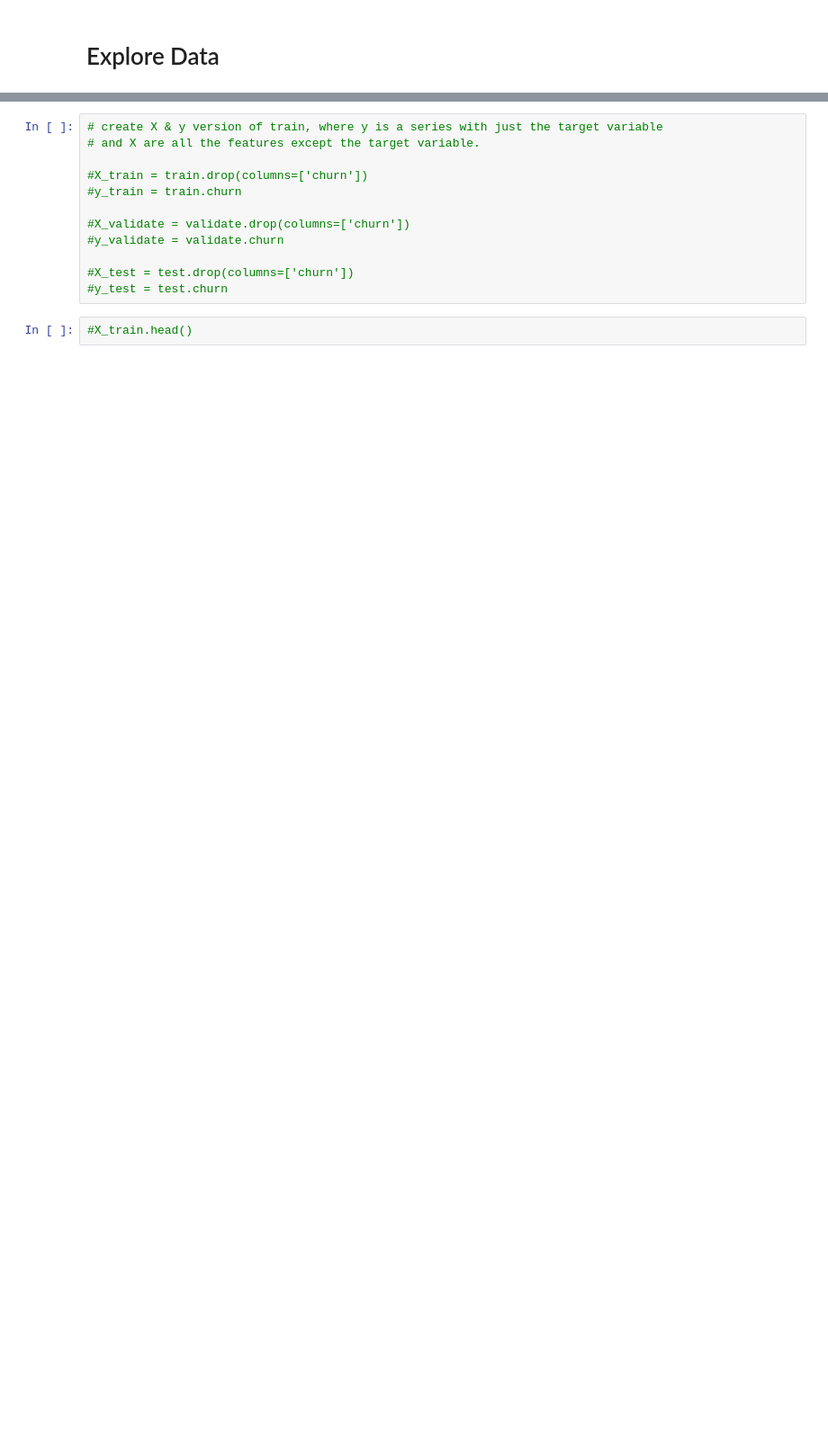
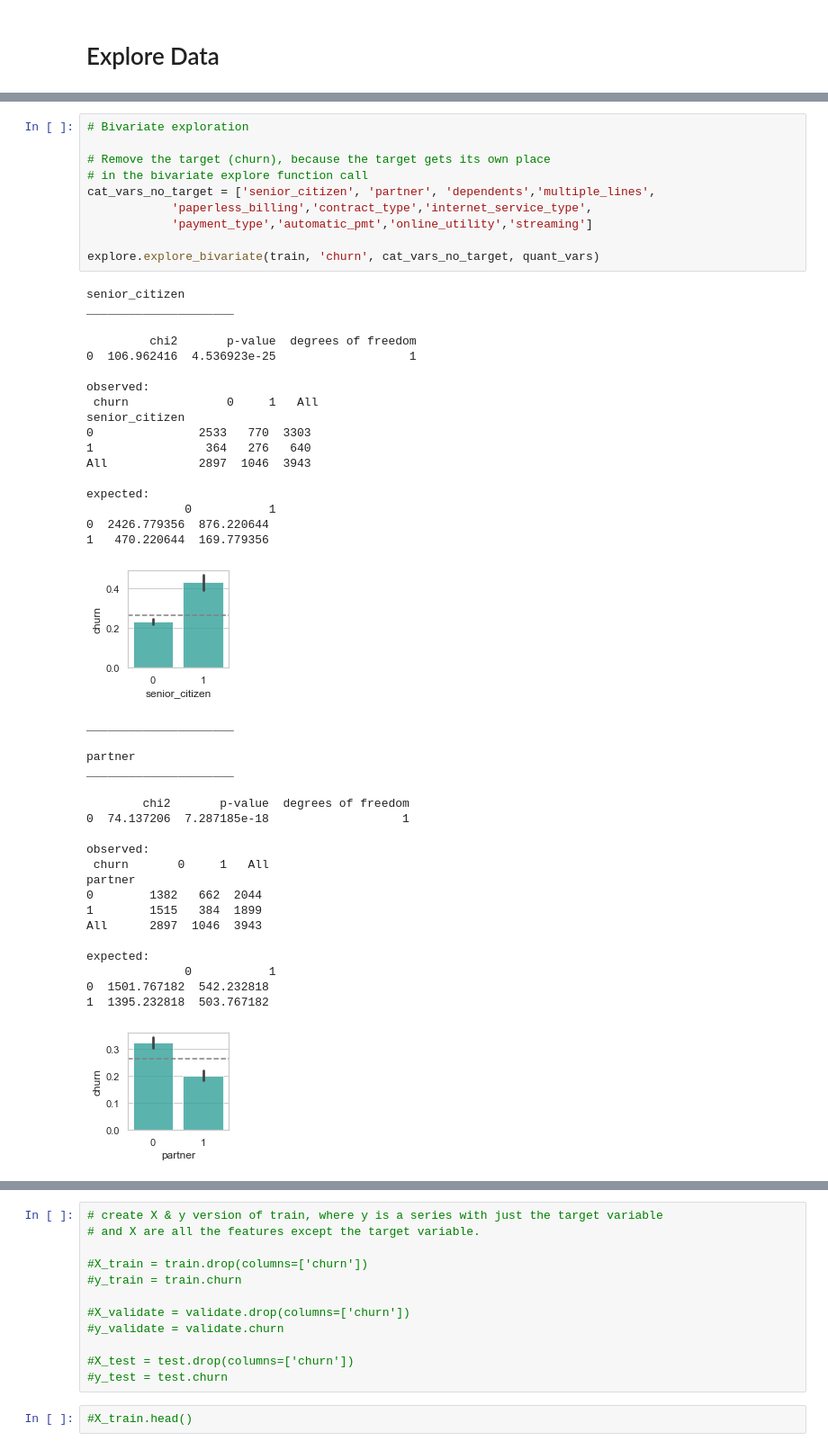
Before and after one commit to ian-james-johnson/classification_project, a Jupyter notebook: initial_classification_project.ipynb, the cells around one changed output, grey strips where cells are left out. Shown: that part at 90% size. Drawn from its saved outputs; the diff is of its cells as text; blank space fills up the shorter version.

```diff
--- a/initial_classification_project.ipynb
+++ b/initial_classification_project.ipynb
@@ -272,0 +462,47 @@ def scatter_telco(df, x, y):
+# %%
+# Bivariate exploration
+
+# Remove the target (churn), because the target gets its own place
+# in the bivariate explore function call
+cat_vars_no_target = ['senior_citizen', 'partner', 'dependents','multiple_lines',
+            'paperless_billing','contract_type','internet_service_type',
+            'payment_type','automatic_pmt','online_utility','streaming']
+
+explore.explore_bivariate(train, 'churn', cat_vars_no_target, quant_vars)
+# %% [output]
+senior_citizen
+_____________________
+         chi2       p-value  degrees of freedom
+0  106.962416  4.536923e-25                   1
+
+observed:
+ churn              0     1   All
+senior_citizen
+0               2533   770  3303
+1                364   276   640
+All             2897  1046  3943
+
+expected:
+              0           1
+0  2426.779356  876.220644
+1   470.220644  169.779356
+[figure, added]
+_____________________
+
+partner
+_____________________
+        chi2       p-value  degrees of freedom
+0  74.137206  7.287185e-18                   1
+
+observed:
+ churn       0     1   All
+partner
+0        1382   662  2044
+1        1515   384  1899
+All      2897  1046  3943
+
+expected:
+              0           1
+0  1501.767182  542.232818
+1  1395.232818  503.767182
+[figure, added]
```
Also changed, not shown: parts of 22 cells of this notebook, 1 other file.
